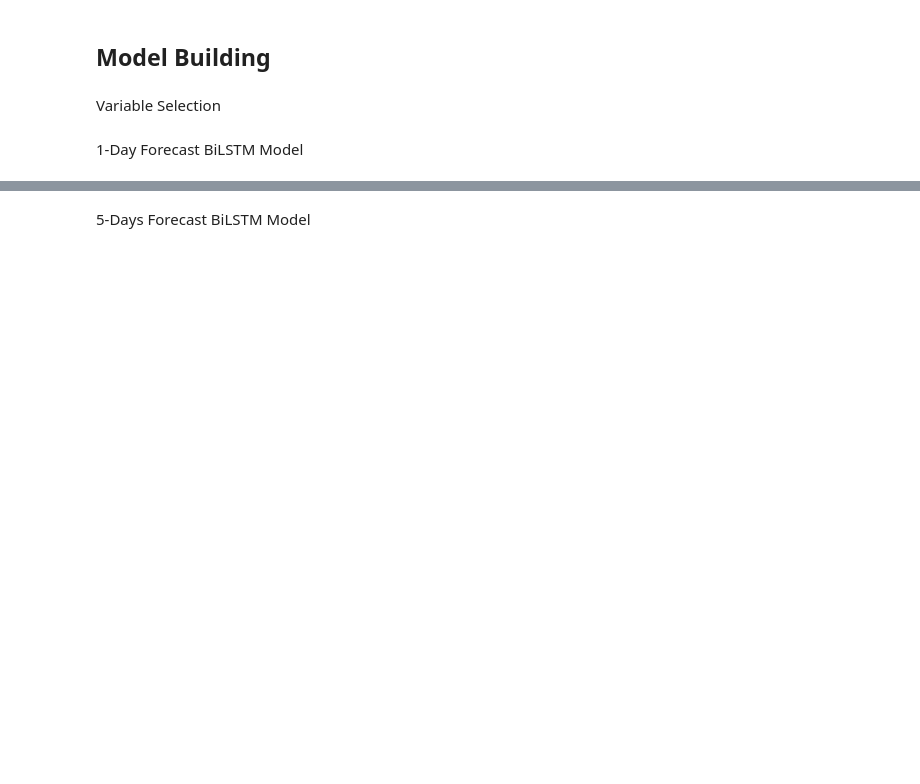
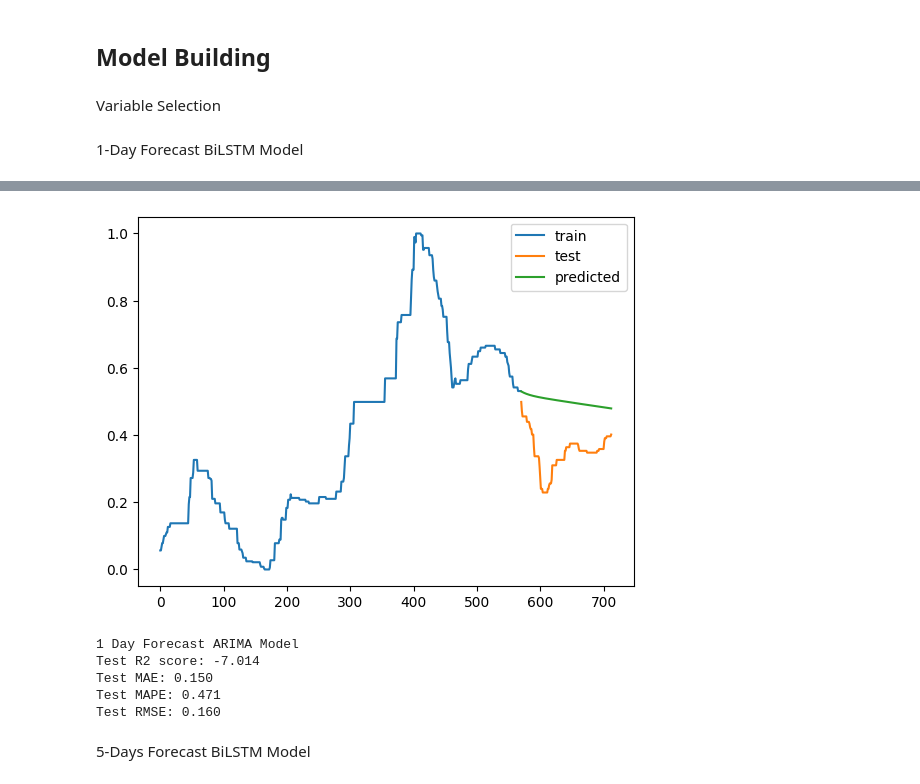
Before and after one commit to descentbw/Metal-Price-Prediction, a Jupyter notebook: neodymium prediction.ipynb, the cells around one changed output, grey strips where cells are left out. Saved outputs shown, nothing was run; the diff lists cells and outputs as text; code cells hidden in the pictures; blank space fills up the shorter version.

```diff
--- a/neodymium prediction.ipynb
+++ b/neodymium prediction.ipynb
@@ -428,0 +483,9 @@ plt.legend()
+# %%
+from pmdarima.arima import auto_arima
+
+
+train_size = int(len(y) * 0.8)
+train_data, test_data = y[:train_size], y[train_size:]
+
+arima_model = auto_arima(train_data, d=0)
+arima_model.summary()
@@ -428,0 +513,3 @@ plt.legend()
+# %%
+prediction = pd.DataFrame(arima_model.predict(n_periods = len(test_data)))
+prediction
@@ -429,3 +530,30 @@ plt.legend()
+# %%
+plt.plot(range(len(train_data)), train_data, label='train')
+plt.plot(range(len(train_data), len(train_data) + len(test_data)), test_data, label='test')
+plt.plot(range(len(train_data), len(train_data) + len(prediction)),prediction, label = "predicted")
+plt.legend()
+
+plt.show()
+# %% [output]
+[figure, added]
+# %%
+# Calculate model performance
+r2score = r2_score(test_data, prediction)
+mape = mean_absolute_percentage_error(test_data, prediction)
+mae = mean_absolute_error(test_data, prediction)
+rmse = sqrt(mean_squared_error(test_data, prediction))
+
+print('1 Day Forecast ARIMA Model')
+print('Test R2 score: %.3f' % r2score)
+print('Test MAE: %.3f' % mae)
+print('Test MAPE: %.3f' % mape)
+print('Test RMSE: %.3f' % rmse)
+# %% [output]
+1 Day Forecast ARIMA Model
+Test R2 score: -7.014
+Test MAE: 0.150
+Test MAPE: 0.471
+Test RMSE: 0.160
 # %% [markdown]
 5-Days Forecast BiLSTM Model
 # %%
```
Also changed, not shown: parts of 29 cells of this notebook.
